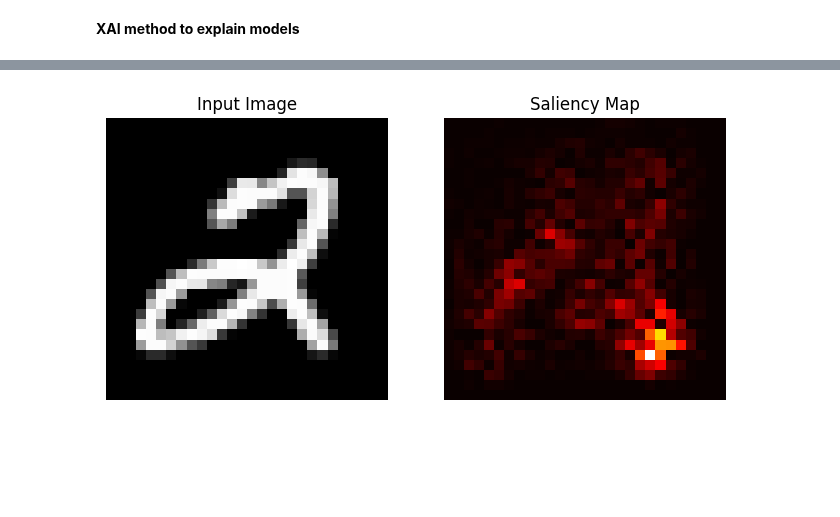
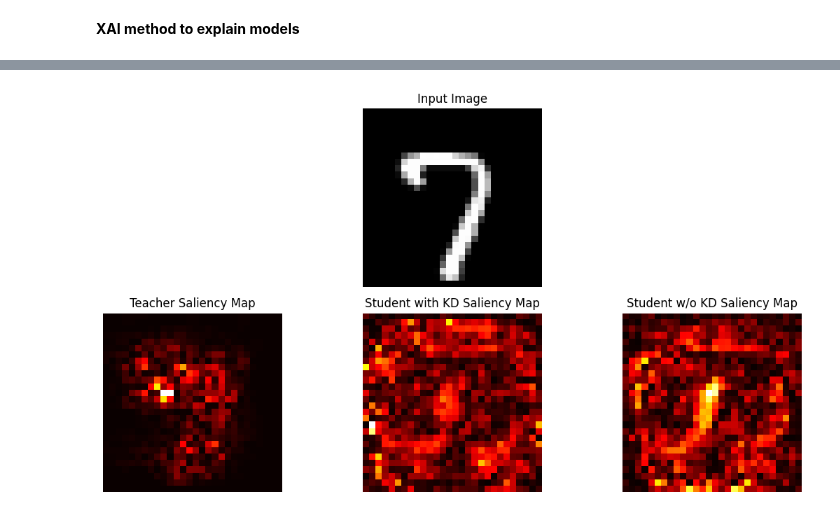
Before and after one commit to sunhuanhuan920/ECE1512_2023F_ProjectRepo_Zhenhuan_Sun, a Jupyter notebook: Project A/Task_1.ipynb, the cells around one changed output, grey strips where cells are left out. Saved outputs shown, nothing was run; the diff lists cells and outputs as text; code cells hidden in the pictures; blank space fills up the shorter version.

```diff
--- a/Project A/Task_1.ipynb
+++ b/Project A/Task_1.ipynb
@@ -928,28 +921,58 @@ def compute_saliency(model, input_image):
     # Get the gradients of the top class with respect to the input
     grads = tape.gradient(top_class_value, input_image_batch)
 
-    # Compute the saliency map as the max magnitude across all color channels
-    saliency = tf.math.reduce_max(tf.abs(grads), axis=-1)[0]
+    # grads tensor has shape [batch_size, height, width, channels]
+    # MNIST has only one channel
+    saliency = tf.abs(grads)[0, :, :, 0]
 
     return saliency
 # %%
-import matplotlib.pyplot as plt
+import random
 
 # Choose a sample image
-sample_image = next(iter(mnist_test))[0][0]
+# sample_image = next(iter(mnist_test))[0][0]
 
-# Compute the saliency map for the teacher model
+# Choose a random index
+# Convert the mnist_test dataset to a list for easier indexing
+mnist_test_list = list(mnist_test)
+# Choose a random sample image
+random_index = random.randint(0, len(mnist_test_list) - 1)
+# sample_image = mnist_test_list[random_index][0][0]
+sample_image = mnist_test_list[24][0][0]
+
+# Compute saliency for each model
 saliency_teacher = compute_saliency(cnn_model, sample_image)
-plt.figure(figsize=(8, 4))
-plt.subplot(1, 2, 1)
+saliency_student_KD = compute_saliency(fc_model, sample_image)
+saliency_student_without_KD = compute_saliency(fc_model_no_distillation, sample_image)
+
+# Plot
+plt.figure(figsize=(15, 6))
+
+# Input Image
+plt.subplot(2, 4, 2)
 plt.title('Input Image')
 plt.imshow(sample_image[:, :, 0], cmap='gray')
 plt.axis('off')
 
-plt.subplot(1, 2, 2)
-plt.title('Saliency Map')
+# Teacher Saliency Map
+plt.subplot(2, 4, 5)
+plt.title('Teacher Saliency Map')
 plt.imshow(saliency_teacher, cmap='hot')
 plt.axis('off')
+
+# Student with KD Saliency Map
+plt.subplot(2, 4, 6)
+plt.title('Student with KD Saliency Map')
+plt.imshow(saliency_student_KD, cmap='hot')
+plt.axis('off')
+
+# Student without KD Saliency Map
+plt.subplot(2, 4, 7)
+plt.title('Student w/o KD Saliency Map')
+plt.imshow(saliency_student_without_KD, cmap='hot')
+plt.axis('off')
+
+plt.tight_layout()
 plt.show()
 # %% [output]
-[figure, old version]
+[figure, new version]
```
Also changed, not shown: parts of 8 cells of this notebook.
